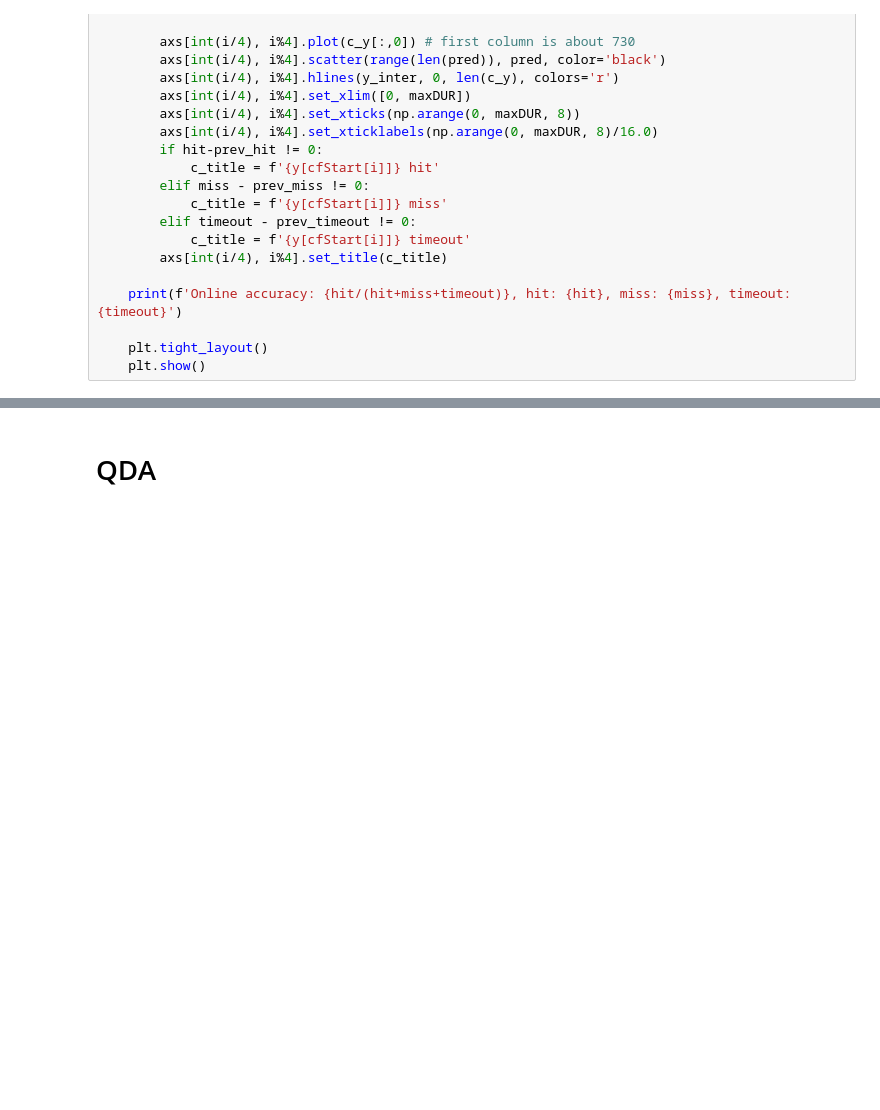
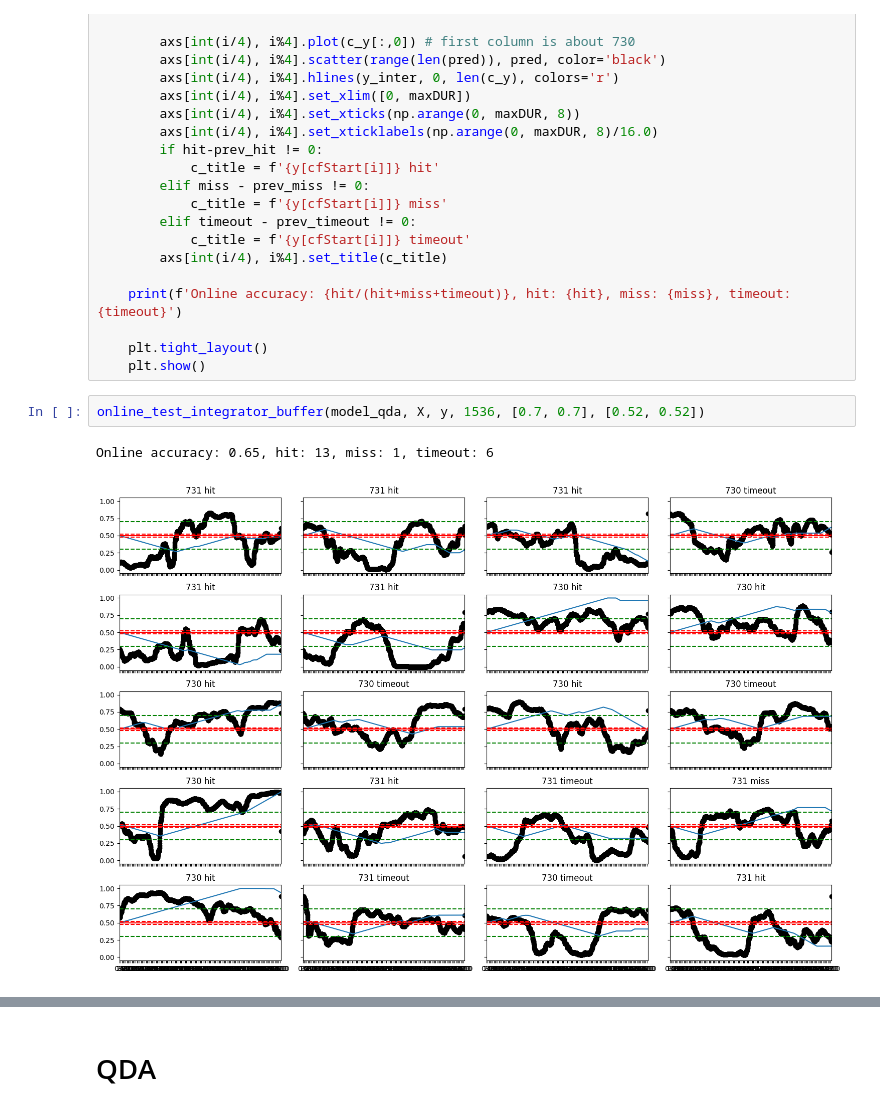
Before and after one commit to neurorobotics-iaslab/qda_cvsa, a Jupyter notebook: create_dataset_and_QDA/create_qda.ipynb, the cells around one changed output, grey strips where cells are left out. Cells and saved outputs as stored; diff of their text form; blank space fills up the shorter version.

Commit message:
teste online

```diff
--- a/create_dataset_and_QDA/create_qda.ipynb
+++ b/create_dataset_and_QDA/create_qda.ipynb
@@ -196,4 +196,9 @@ def online_test_exponential(model, X, y, alpha, ths, th_rej):
 
     plt.tight_layout()
     plt.show()
+# %%
+online_test_integrator_buffer(model_qda, X, y, 1536, [0.7, 0.7], [0.52, 0.52])
+# %% [output]
+Online accuracy: 0.65, hit: 13, miss: 1, timeout: 6
+[figure, added]
 # %%
```
Also changed, not shown: parts of 9 cells of this notebook, 2 other files.
